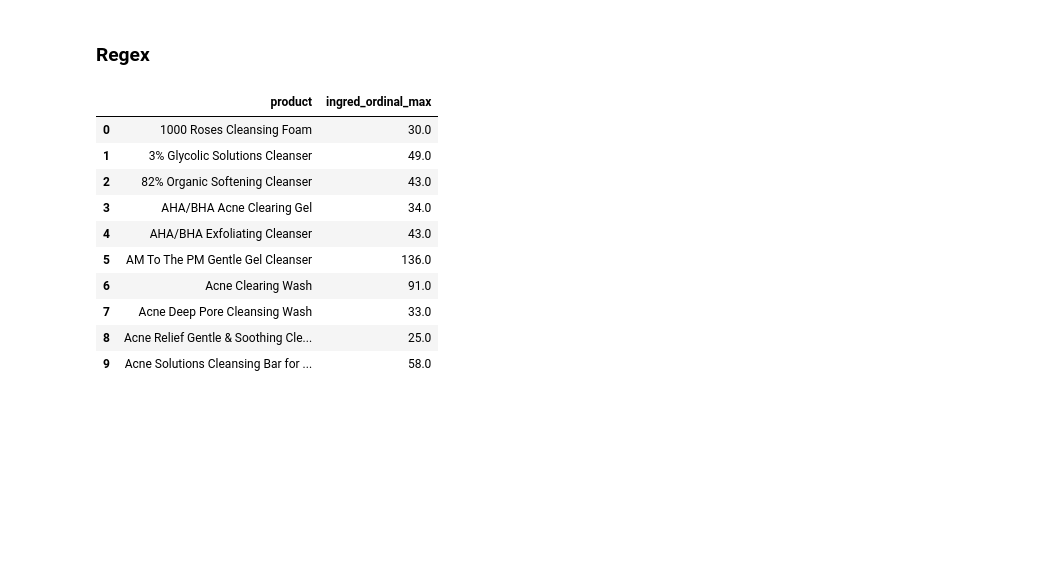
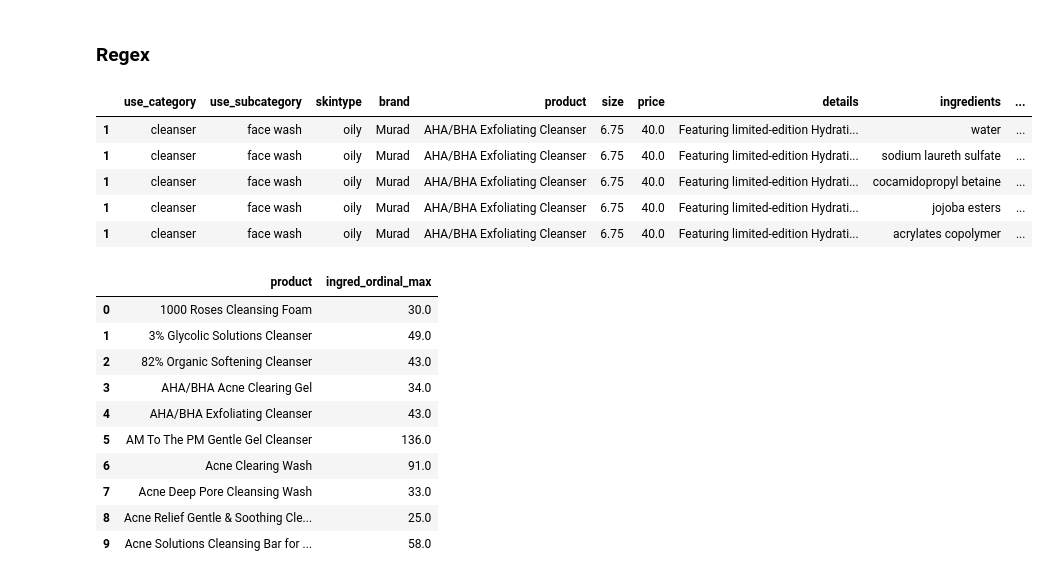
Before and after one commit to paulqsims/insight_project, a Jupyter notebook: notebooks/DataCleaning.ipynb, the cells around one changed output. Cells and saved outputs as stored; diff of their text form; code cells hidden in the pictures; blank space fills up the shorter version.

```diff
--- a/notebooks/DataCleaning.ipynb
+++ b/notebooks/DataCleaning.ipynb
@@ -185,31 +185,39 @@ df2['skintype_value'] = 1
 #test = [ingredient[0] for ingredient in df_cleansers.ingredients]
 #np.unique(test)
 
 # test2 = [ingredient.str.replace('\(([^)]+)\)| \/ aqua \/ eau|\/aqua\/eau|\\\\aqua\\\\eau|' \
 #                                '\(mineral spring water\)| purified| \(solvent\/diluent\)|' \
 #                                ' \(water/eau\)|') for ingredient in df_cleansers.ingredients]
 # test2 = [[ingredient.replace('.*(water).*', '') for ingredient in product] for product in df2.ingredients]
 # test2
 #df2.ingredients[:10]
 # test1 = df2.ingredients.iloc[1]
 # test3 = test1[0].replace('.*(water).*', '')
 # test3
 # for i, item in enumerate(list_of_strings):
 #     if "super" in item:
 #         list_of_strings[i] = "superintendent"
 #np.unique(test2)
 #df_cleansers.ingredients.iloc[0]
 #df_cleansers['ingredients']
 #df_cleansers['ingredients'].unique()
 
 
 # Percent responded would recommend
 # Remove percent symbol
 # df_cleanser_oily['perc_respondrec'] = df_cleanser_oily['perc_respondrec'].str.replace('\%', '').astype(int)
 # df_cleanser_oily['perc_respondrec'].head()
 
 # Total Reviews #
 # Remove whitespace and 'reviews'
 # df_cleanser_oily['total_reviews'] = df_cleanser_oily['total_reviews'].str.replace(' Reviews', '').astype(int)
 # df_cleanser_oily['total_reviews'].head()
+df2.head()
+# %% [output]
+|  | use_category | use_subcategory | skintype | brand | product | size | price | details | ingredients | ... |
+| 1 | cleanser | face wash | oily | Murad | AHA/BHA Exfoliating Cleanser | 6.75 | 40.0 | Featuring limited-edition Hydrati... | water | ... |
+| 1 | cleanser | face wash | oily | Murad | AHA/BHA Exfoliating Cleanser | 6.75 | 40.0 | Featuring limited-edition Hydrati... | sodium laureth sulfate | ... |
+| 1 | cleanser | face wash | oily | Murad | AHA/BHA Exfoliating Cleanser | 6.75 | 40.0 | Featuring limited-edition Hydrati... | cocamidopropyl betaine | ... |
+| 1 | cleanser | face wash | oily | Murad | AHA/BHA Exfoliating Cleanser | 6.75 | 40.0 | Featuring limited-edition Hydrati... | jojoba esters | ... |
+| 1 | cleanser | face wash | oily | Murad | AHA/BHA Exfoliating Cleanser | 6.75 | 40.0 | Featuring limited-edition Hydrati... | acrylates copolymer | ... |
 # %%
```
Also changed, not shown: parts of 2 cells of this notebook.
